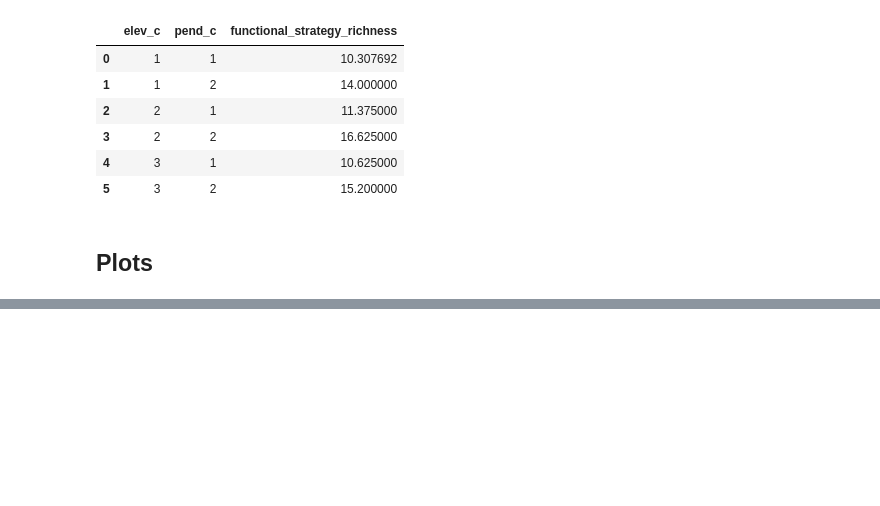
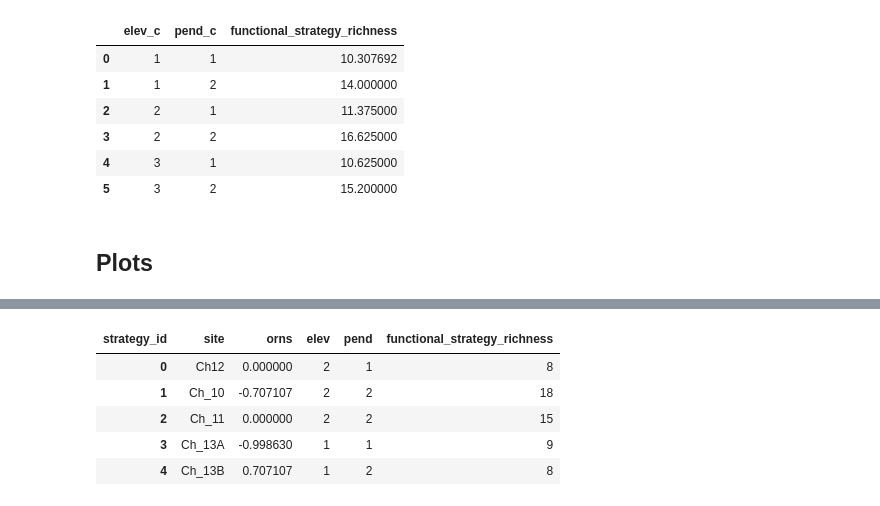
Before and after one commit to rauldd93/Data-science-portofolio, a Jupyter notebook: lichen-functional-traits/functional-counts/functional-filter.ipynb, the cells around one changed output, grey strips where cells are left out. Cells and saved outputs as stored; diff of their text form; code cells hidden in the pictures; blank space fills up the shorter version.

```diff
--- a/lichen-functional-traits/functional-counts/functional-filter.ipynb
+++ b/lichen-functional-traits/functional-counts/functional-filter.ipynb
@@ -541,0 +575,13 @@ plt.show()
+# %%
+df_functional_strategy = df_functional_strategy.rename(
+    columns={"elev_c" : "elev",
+    "pend_c" : "pend"})
+
+df_functional_strategy.head(5)
+# %% [output]
+| strategy_id | site | orns | elev | pend | functional_strategy_richness |
+| 0 | Ch12 | 0.000000 | 2 | 1 | 8 |
+| 1 | Ch_10 | -0.707107 | 2 | 2 | 18 |
+| 2 | Ch_11 | 0.000000 | 2 | 2 | 15 |
+| 3 | Ch_13A | -0.998630 | 1 | 1 | 9 |
+| 4 | Ch_13B | 0.707107 | 1 | 2 | 8 |
```
Also changed, not shown: parts of 15 cells of this notebook.
